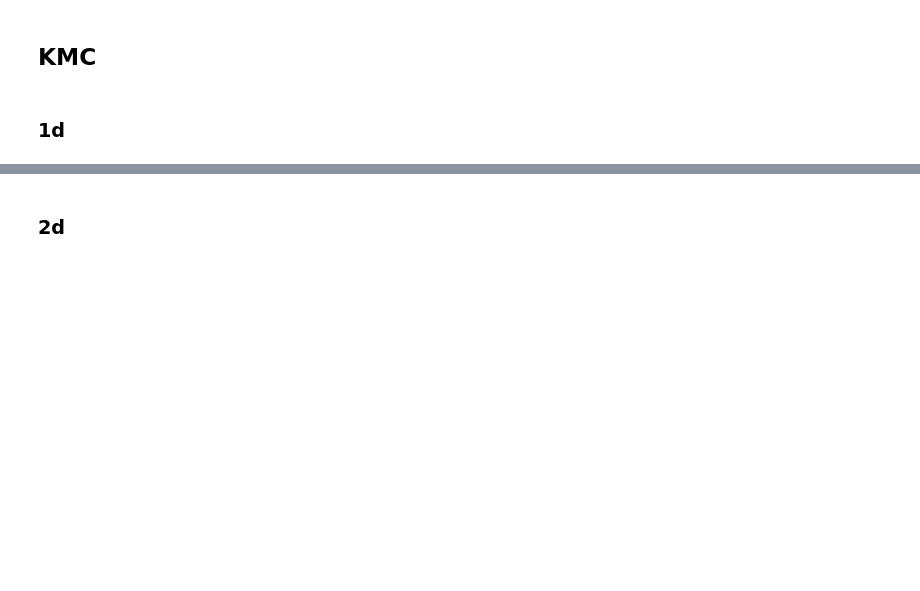
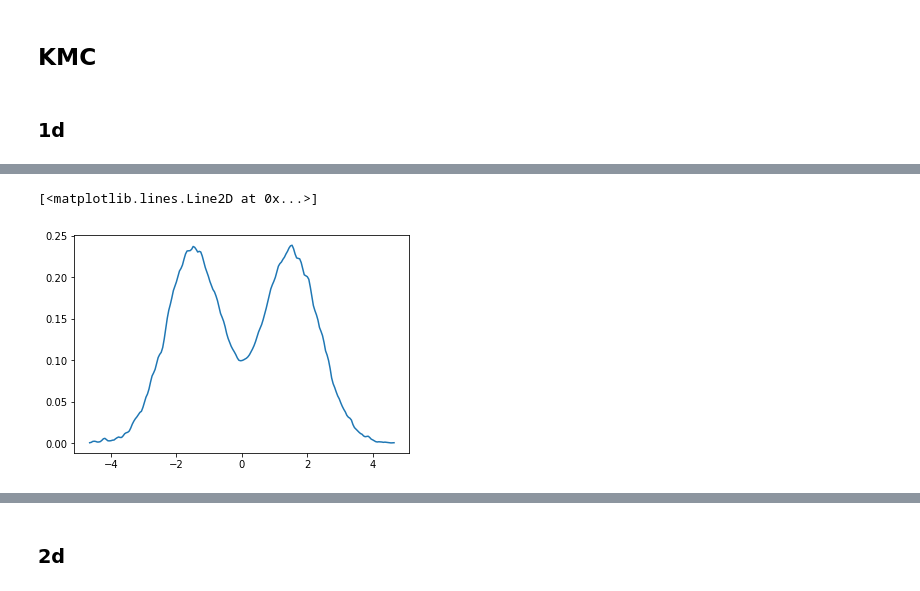
Before and after one commit to LRydin/KramersMoyal, a Jupyter notebook: examples/kmc.ipynb, the cells around one changed output, grey strips where cells are left out. Cells and saved outputs as stored; diff of their text form; code cells hidden in the pictures; blank space fills up the shorter version.

```diff
--- a/examples/kmc.ipynb
+++ b/examples/kmc.ipynb
@@ -15 +45,3 @@ from kramersmoyal.kernels import epanechnikov, gaussian
+# %%
+timeseries = y
 # %%
@@ -28,4 +62,7 @@ kmc, edges = kmc_kernel_estimator(
 # %%
 X, = np.meshgrid(*edges)
 
-plt.plot(X, kmc[...,0])
+plt.plot(X, kmc[...,4])
+# %% [output]
+[<matplotlib.lines.Line2D at 0x...>]
+[figure, added]
```
Also changed, not shown: parts of 10 cells of this notebook.
